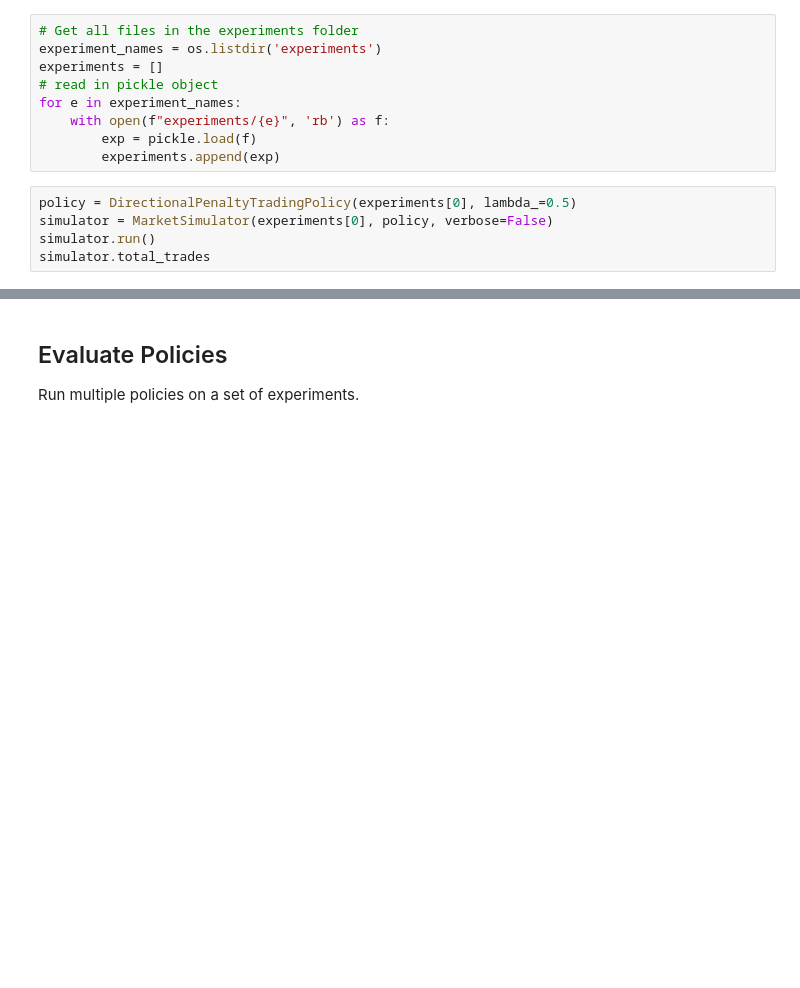
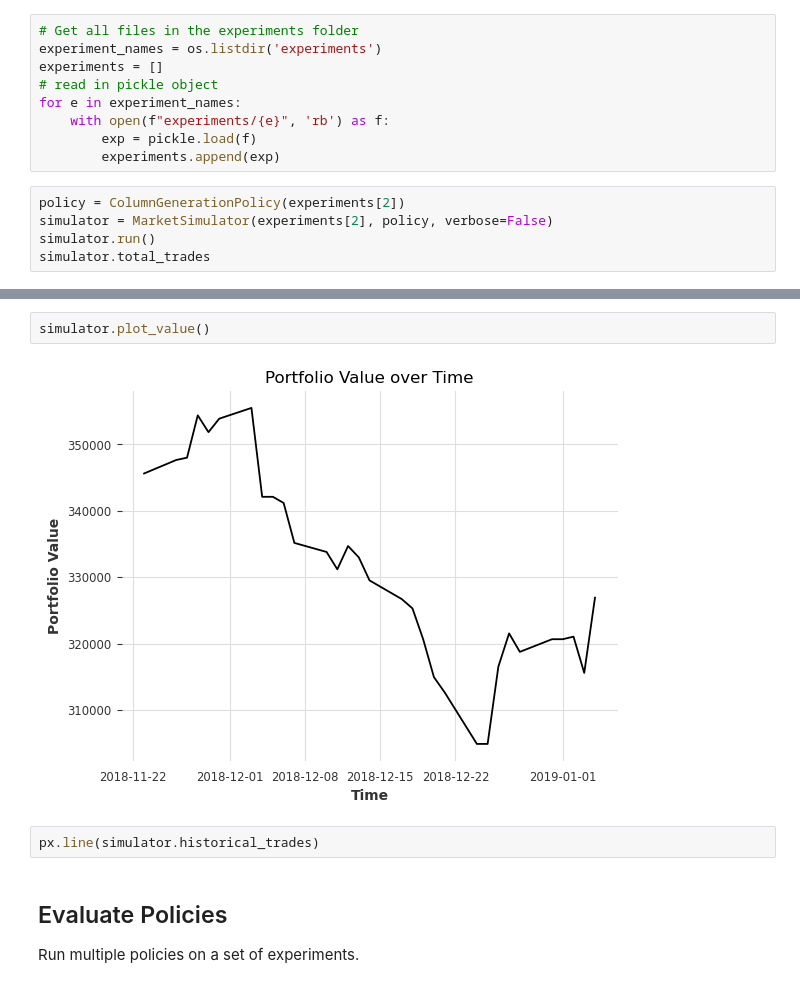
Before and after one commit to upadhyan/Portfolio-Changeover-Optimization, a Jupyter notebook: main.ipynb, the cells around one changed output, grey strips where cells are left out. Saved outputs shown, nothing was run; the diff lists cells and outputs as text; blank space fills up the shorter version.

```diff
--- a/main.ipynb
+++ b/main.ipynb
@@ -32,7 +32,7 @@ for e in experiment_names:
         exp = pickle.load(f)
         experiments.append(exp)
 # %%
-policy = DirectionalPenaltyTradingPolicy(experiments[0], lambda_=0.5)
-simulator = MarketSimulator(experiments[0], policy, verbose=False)
+policy = ColumnGenerationPolicy(experiments[2])
+simulator = MarketSimulator(experiments[2], policy, verbose=False)
 simulator.run()
 simulator.total_trades
@@ -39,3 +58,9 @@ simulator.total_trades
+# %%
+simulator.plot_value()
+# %% [output]
+[figure, added]
+# %%
+px.line(simulator.historical_trades)
 # %% [markdown]
 ## Evaluate Policies
 Run multiple policies on a set of experiments.
```
Also changed, not shown: parts of 1 cell of this notebook, 4 other files.
